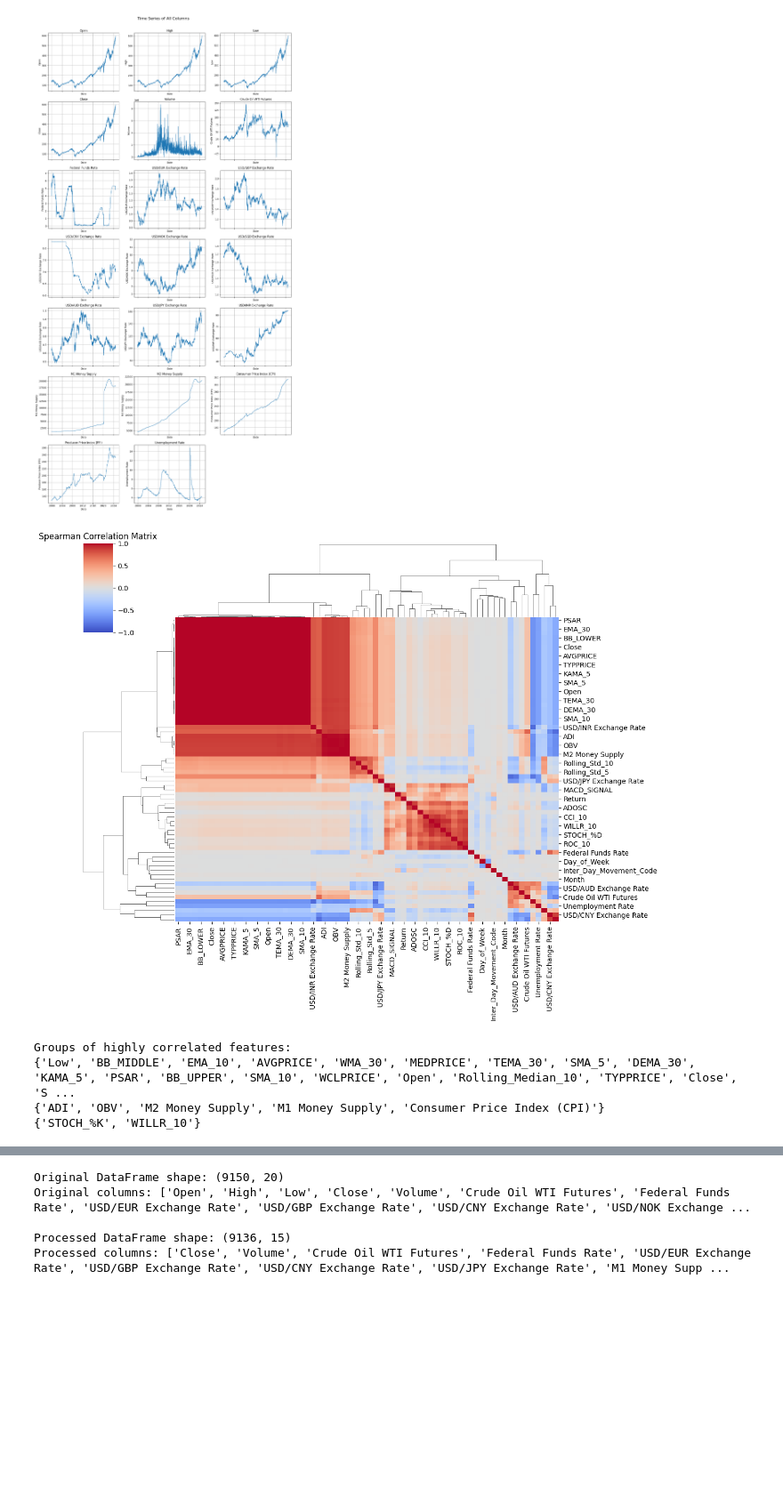
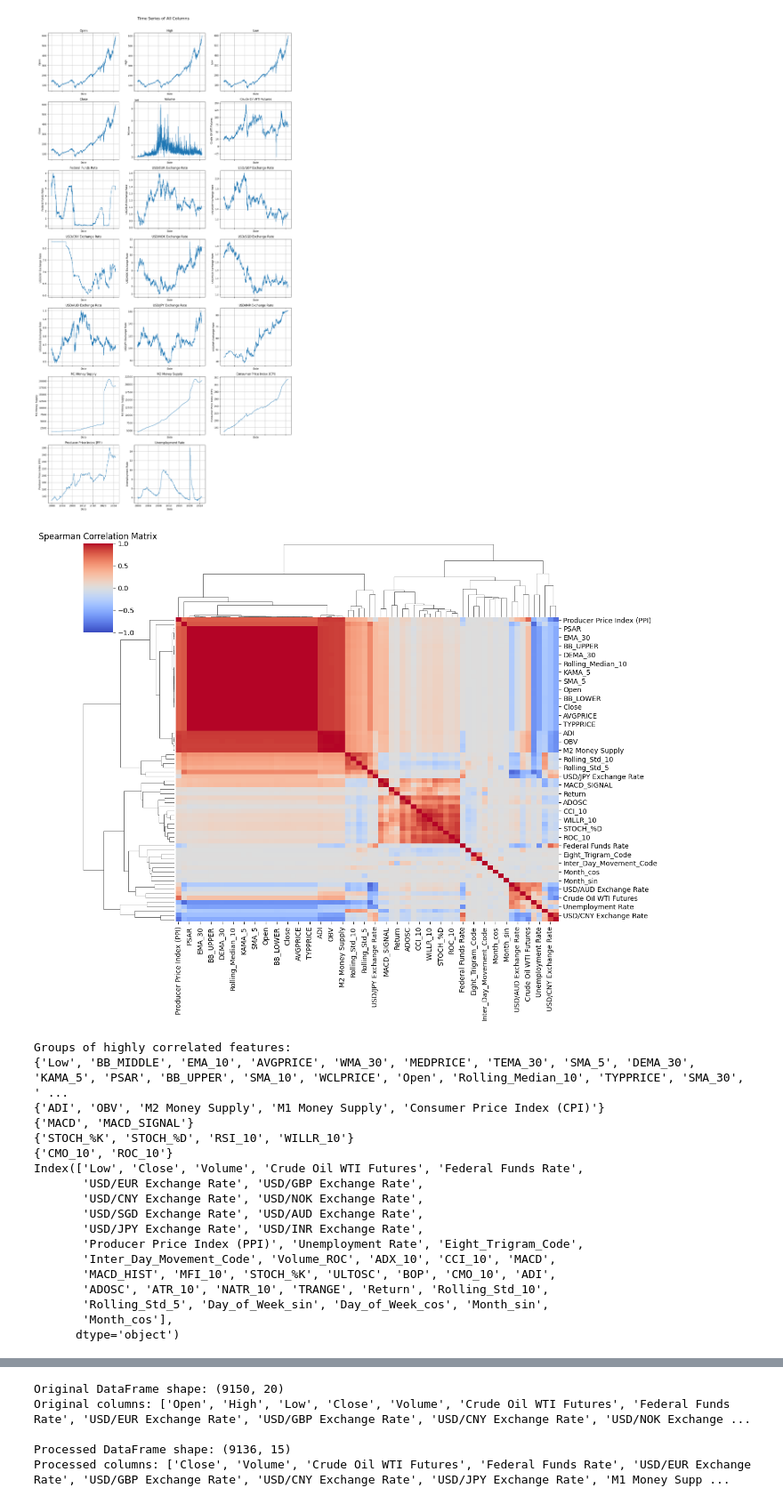
Before and after one commit to KareemAbedHelmy/StockPrediction, a Jupyter notebook: LeeFiles/data_preprocessingv3_Lee.ipynb, the cells around one changed output, grey strips where cells are left out. Shown at 89% size. Drawn from its saved outputs; the diff is of its cells as text; code cells hidden in the pictures; blank space fills up the shorter version.

```diff
--- a/LeeFiles/data_preprocessingv3_Lee.ipynb
+++ b/LeeFiles/data_preprocessingv3_Lee.ipynb
@@ -619,47 +619,65 @@ df['Day_of_Week'] = df['Date'].dt.dayofweek
 df['Month'] = df['Date'].dt.month
 # %%
 # Select only numeric columns
-numeric_df = df.select_dtypes(include=[np.number])
+spearman_df = df.select_dtypes(include=[np.number])
 
 # Calculate the Spearman correlation matrix
-corr_matrix = numeric_df.corr(method='spearman')
+corr_matrix = spearman_df.corr(method='spearman')
 
 # Set a threshold for high correlation
-threshold = 0.95
+threshold = 0.90
 
 # Create a mask to identify highly correlated features
 high_corr_var = np.where(np.abs(corr_matrix) > threshold)
 high_corr_var = [(corr_matrix.index[x], corr_matrix.columns[y]) for x, y in zip(*high_corr_var) if x != y and x < y]
 
 # Create a graph to group highly correlated features
 G = nx.Graph()
 G.add_edges_from(high_corr_var)
 
 # Find connected components (groups of highly correlated features)
 groups = list(nx.connected_components(G))
 
-# Remove one feature from each highly correlated group
+# Manually specify which feature to keep from the first group
 features_to_remove = set()
 for group in groups:
+    if 'Close' in group:
+        group.remove('Close')
     features_to_remove.update(list(group)[1:])  # Keep one feature from each group
 
-numeric_df.drop(columns=features_to_remove, inplace=True)
+spearman_df.drop(columns=features_to_remove, inplace=True)
 
 # Visualize the correlation matrix using a clustermap without annotations
 sns.clustermap(corr_matrix, annot=False, cmap='coolwarm', vmin=-1, vmax=1, figsize=(12, 10))
 plt.title('Spearman Correlation Matrix')
 plt.show()
 
 # Print the groups of highly correlated features
 print("Groups of highly correlated features:")
 for group in groups:
     print(group)
+
+print(spearman_df.columns)
 # %% [output]
-[figure, old version]
+[figure, new version]
 Groups of highly correlated features:
-{'Low', 'BB_MIDDLE', 'EMA_10', 'AVGPRICE', 'WMA_30', 'MEDPRICE', 'TEMA_30', 'SMA_5', 'DEMA_30', 'KAMA_5', 'PSAR', 'BB_UPPER', 'SMA_10', 'WCLPRICE', 'Open', 'Rolling_Median_10', 'TYPPRICE', 'Close', 'S ...
+{'Low', 'BB_MIDDLE', 'EMA_10', 'AVGPRICE', 'WMA_30', 'MEDPRICE', 'TEMA_30', 'SMA_5', 'DEMA_30', 'KAMA_5', 'PSAR', 'BB_UPPER', 'SMA_10', 'WCLPRICE', 'Open', 'Rolling_Median_10', 'TYPPRICE', 'SMA_30', ' ...
 {'ADI', 'OBV', 'M2 Money Supply', 'M1 Money Supply', 'Consumer Price Index (CPI)'}
-{'STOCH_%K', 'WILLR_10'}
+{'MACD', 'MACD_SIGNAL'}
+{'STOCH_%K', 'STOCH_%D', 'RSI_10', 'WILLR_10'}
+{'CMO_10', 'ROC_10'}
+Index(['Low', 'Close', 'Volume', 'Crude Oil WTI Futures', 'Federal Funds Rate',
+       'USD/EUR Exchange Rate', 'USD/GBP Exchange Rate',
+       'USD/CNY Exchange Rate', 'USD/NOK Exchange Rate',
+       'USD/SGD Exchange Rate', 'USD/AUD Exchange Rate',
+       'USD/JPY Exchange Rate', 'USD/INR Exchange Rate',
+       'Producer Price Index (PPI)', 'Unemployment Rate', 'Eight_Trigram_Code',
+       'Inter_Day_Movement_Code', 'Volume_ROC', 'ADX_10', 'CCI_10', 'MACD',
+       'MACD_HIST', 'MFI_10', 'STOCH_%K', 'ULTOSC', 'BOP', 'CMO_10', 'ADI',
+       'ADOSC', 'ATR_10', 'NATR_10', 'TRANGE', 'Return', 'Rolling_Std_10',
+       'Rolling_Std_5', 'Day_of_Week_sin', 'Day_of_Week_cos', 'Month_sin',
+       'Month_cos'],
+      dtype='object')
 # %%
 # Select only numeric columns
 numeric_df = df.select_dtypes(include=[np.number])
```
Also changed, not shown: parts of 22 cells of this notebook, 2 other files.
